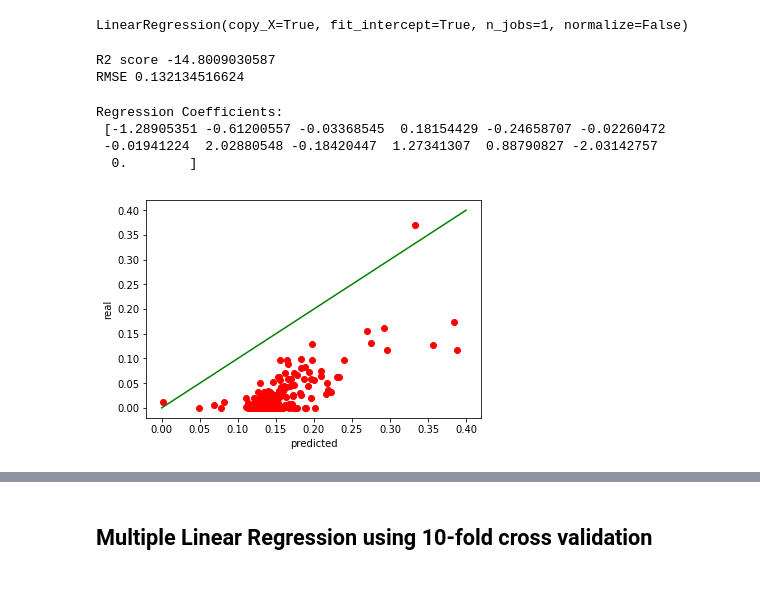
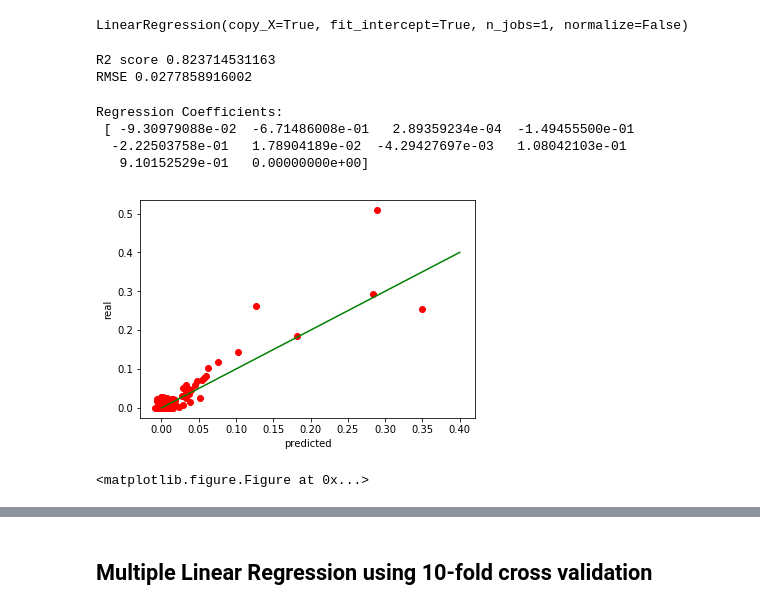
Before and after one commit to mavicreccion/DATAMIN_FinalProject, a Jupyter notebook: model_LinearRegression.ipynb, the cells around one changed output, grey strips where cells are left out. Drawn from its saved outputs; the diff is of its cells as text; code cells hidden in the pictures.

```diff
--- a/model_LinearRegression.ipynb
+++ b/model_LinearRegression.ipynb
@@ -17,8 +8,10 @@ weather_dataset = pd.concat(weather_dataset)
+# %%
+weather_dataset = pd.read_csv('wwo_normalized_manila\\worldweatheronline_normalized_manila_2015_1day.csv', index_col=[0], parse_dates=[0], skipinitialspace=True)
 # %% [markdown]
 # Using All Weather Variables
 # %%
 # Remove unused columns and reorder
-weather_dataset = weather_dataset[['precipMM', 'tempC', 'windspeedKmph', 'cond', 'humidity', 'visibility', 'pressure', 'cloudcover', 'heatIndexC', 'dewPointC', 'windChillC', 'windGustKmph', 'feelsLikeC']]
+weather_dataset = weather_dataset[['precipMM', 'tempC', 'windspeedKmph', 'cond', 'humidity', 'visibility', 'pressure', 'cloudcover', 'dewPointC', 'windGustKmph']]
 # %%
 # In order to do multiple regression we need to add a column of 1s for x0
 x = weather_dataset.loc[:, weather_dataset.columns != 'precipMM'].values.tolist()
@@ -30,7 +23,7 @@ y = weather_dataset['precipMM']
 ## Multiple Linear Regression using train_test_split
 # %%
 # Splitting training and testing data
-X_train, X_test, Y_train, Y_test = train_test_split(x, y, test_size=0.50, shuffle=False)
+X_train, X_test, Y_train, Y_test = train_test_split(x, y, test_size=0.33, shuffle=False)
 
 # Create linear regression object
 linreg = LinearRegression()
@@ -49,23 +42,27 @@ rmse_train = np.sqrt(mean_squared_error(Y_test, p))
 print("R2 score", r2score_train)
 print("RMSE", rmse_train)
 # %% [output]
-R2 score -14.8009030587
-RMSE 0.132134516624
+R2 score 0.823714531163
+RMSE 0.0277858916002
 # %%
 # We can view the regression coefficients
 print( 'Regression Coefficients: \n', linreg.coef_)
 # %% [output]
 Regression Coefficients:
- [-1.28905351 -0.61200557 -0.03368545  0.18154429 -0.24658707 -0.02260472
- -0.01941224  2.02880548 -0.18420447  1.27341307  0.88790827 -2.03142757
-  0.        ]
+ [ -9.30979088e-02  -6.71486008e-01   2.89359234e-04  -1.49455500e-01
+  -2.22503758e-01   1.78904189e-02  -4.29427697e-03   1.08042103e-01
+   9.10152529e-01   0.00000000e+00]
 # %%
 # Plot outputs
 %matplotlib inline
+fig = pl.figure()
 pl.plot(p, Y_test,'ro')
 pl.plot([0,0.4],[0,0.4], 'g-')
 pl.xlabel('predicted')
 pl.ylabel('real')
 pl.show()
+
+pl.savefig('wwo_model_results/linear_all_scatterplot.png')
 # %% [output]
-[figure, old version]
+[figure, new version]
+<matplotlib.figure.Figure at 0x...>
```
Also changed, not shown: parts of 11 cells of this notebook, 39 other files.
